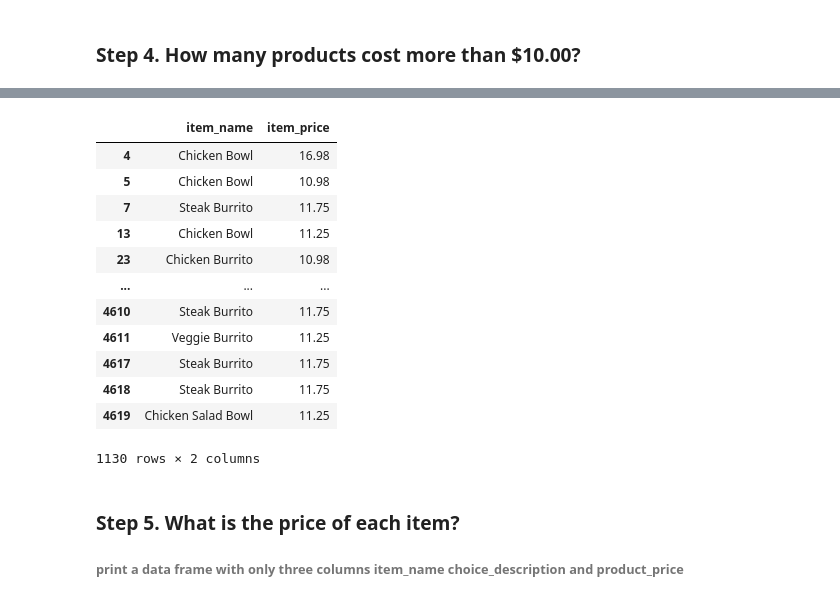
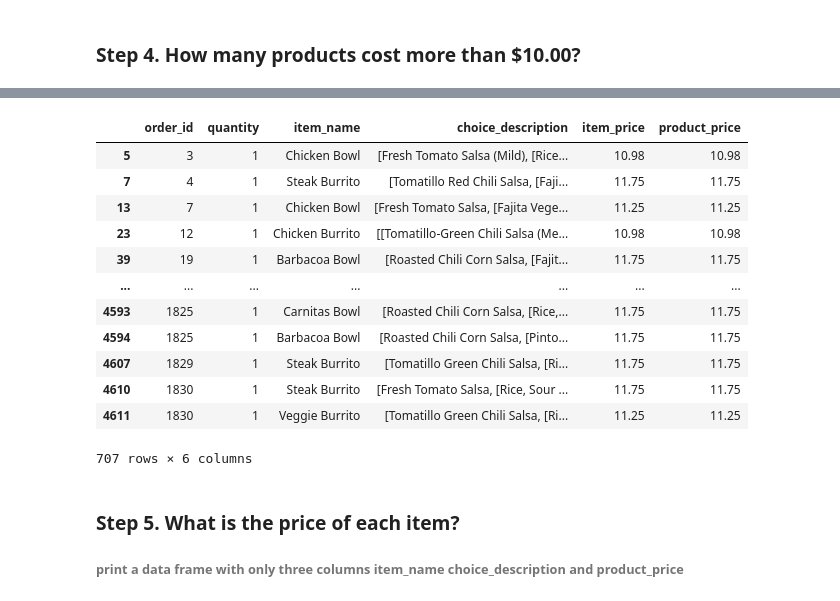
Before and after one commit to jgbaum/pandas_exercises, a Jupyter notebook: 02_Filtering_&_Sorting/Chipotle/Exercises.ipynb, the cells around one changed output, grey strips where cells are left out. Cells and saved outputs as stored; diff of their text form; code cells hidden in the pictures.

```diff
--- a/02_Filtering_&_Sorting/Chipotle/Exercises.ipynb
+++ b/02_Filtering_&_Sorting/Chipotle/Exercises.ipynb
@@ -25,21 +23,24 @@ TypeError: 'float' object is not subscriptable
-# %%
-#chipo['item_name','item_price'][chipo['item_price'] > 10]
-#chipo[['item_name','item_price']].loc(chipo['item_price'] > 10)
-chipo[['item_name','item_price']].loc[chipo.item_price > 10]
-# %% [output]
-|  | item_name | item_price |
-| 4 | Chicken Bowl | 16.98 |
-| 5 | Chicken Bowl | 10.98 |
-| 7 | Steak Burrito | 11.75 |
-| 13 | Chicken Bowl | 11.25 |
-| 23 | Chicken Burrito | 10.98 |
-| ... | ... | ... |
-| 4610 | Steak Burrito | 11.75 |
-| 4611 | Veggie Burrito | 11.25 |
-| 4617 | Steak Burrito | 11.75 |
-| 4618 | Steak Burrito | 11.75 |
-| 4619 | Chicken Salad Bowl | 11.25 |
-1130 rows × 2 columns
+# %%
+# next recover the product price by dividing by the quanity
+chipo['product_price'] = chipo.item_price / chipo.quantity
+# now filter for product price greater than 10 after removing duplicate item names & descriptions
+filtered_chipo = chipo.drop_duplicates(['item_name','choice_description'])
+filtered_chipo = filtered_chipo[filtered_chipo['product_price'] > 10]
+filtered_chipo
+# %% [output]
+|  | order_id | quantity | item_name | choice_description | item_price | product_price |
+| 5 | 3 | 1 | Chicken Bowl | [Fresh Tomato Salsa (Mild), [Rice... | 10.98 | 10.98 |
+| 7 | 4 | 1 | Steak Burrito | [Tomatillo Red Chili Salsa, [Faji... | 11.75 | 11.75 |
+| 13 | 7 | 1 | Chicken Bowl | [Fresh Tomato Salsa, [Fajita Vege... | 11.25 | 11.25 |
+| 23 | 12 | 1 | Chicken Burrito | [[Tomatillo-Green Chili Salsa (Me... | 10.98 | 10.98 |
+| 39 | 19 | 1 | Barbacoa Bowl | [Roasted Chili Corn Salsa, [Fajit... | 11.75 | 11.75 |
+| ... | ... | ... | ... | ... | ... | ... |
+| 4593 | 1825 | 1 | Carnitas Bowl | [Roasted Chili Corn Salsa, [Rice,... | 11.75 | 11.75 |
+| 4594 | 1825 | 1 | Barbacoa Bowl | [Roasted Chili Corn Salsa, [Pinto... | 11.75 | 11.75 |
+| 4607 | 1829 | 1 | Steak Burrito | [Tomatillo Green Chili Salsa, [Ri... | 11.75 | 11.75 |
+| 4610 | 1830 | 1 | Steak Burrito | [Fresh Tomato Salsa, [Rice, Sour ... | 11.75 | 11.75 |
+| 4611 | 1830 | 1 | Veggie Burrito | [Tomatillo Green Chili Salsa, [Ri... | 11.25 | 11.25 |
+707 rows × 6 columns
 # %% [markdown]
 ### Step 5. What is the price of each item?
 ###### print a data frame with only three columns item_name choice_description and product_price
```
Also changed, not shown: parts of 5 cells of this notebook.
